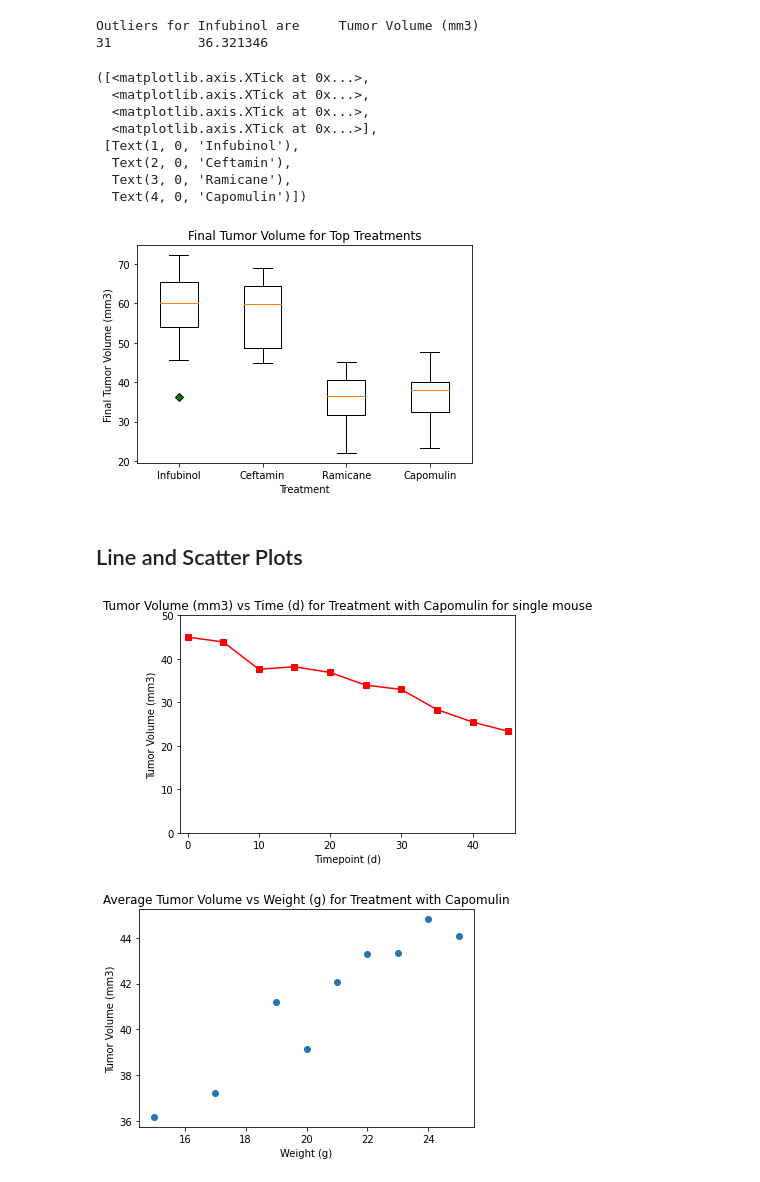
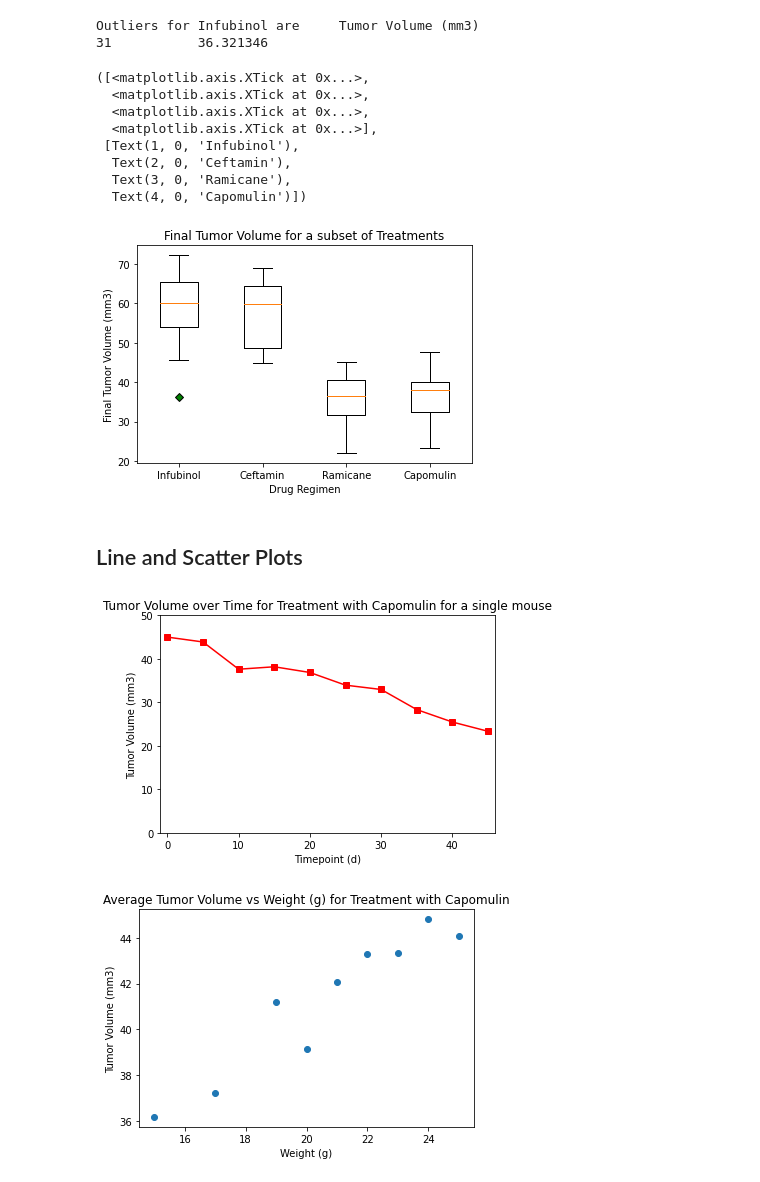
Before and after one commit to jillpeloquin13/Matplotlib, a Jupyter notebook: Pymaceuticals_main.ipynb, the cells around one changed output. Drawn from its saved outputs; the diff is of its cells as text; code cells hidden in the pictures.

```diff
--- a/Pymaceuticals_main.ipynb
+++ b/Pymaceuticals_main.ipynb
@@ -265,8 +264,8 @@ Outliers for Infubinol are     Tumor Volume (mm3)
 # %%
 green_diamond = dict(markerfacecolor='g', marker='D')
 fig1, ax1 = plt.subplots()
-ax1.set_title('Final Tumor Volume for Top Treatments')
-ax1.set_xlabel('Treatment')
+ax1.set_title('Final Tumor Volume for a subset of Treatments')
+ax1.set_xlabel('Drug Regimen')
 ax1.set_ylabel('Final Tumor Volume (mm3)')
 ax1.boxplot(Tumor_vol, flierprops=green_diamond)
 plt.xticks([1, 2, 3, 4], Treatments)
@@ -279,27 +278,27 @@ plt.xticks([1, 2, 3, 4], Treatments)
   Text(2, 0, 'Ceftamin'),
   Text(3, 0, 'Ramicane'),
   Text(4, 0, 'Capomulin')])
-[figure, old version]
+[figure, new version]
 # %% [markdown]
 ## Line and Scatter Plots
 # %%
 # Generate a line plot of tumor volume vs. time point for a mouse treated with Capomulin
 Capomulin_cleaned = combined_study_clean_df[combined_study_clean_df["Drug Regimen"] == 'Capomulin']
 Mice_df = Capomulin_cleaned[Capomulin_cleaned["Mouse ID"].isin(Capomulin_cleaned.iloc[0:1,0])]
 
 volume = Mice_df["Tumor Volume (mm3)"]
 time = Mice_df["Timepoint"]
 
 plt.plot(time, volume, marker ='s', color='red')
 plt.ylabel('Tumor Volume (mm3)')
 plt.xlabel('Timepoint (d)')
-plt.title('Tumor Volume (mm3) vs Time (d) for Treatment with Capomulin for single mouse')
+plt.title('Tumor Volume over Time for Treatment with Capomulin for a single mouse')
 
 plt.xlim(-1,46)
 plt.ylim(0,50)
 plt.show()
 # %% [output]
-[figure, old version]
+[figure, new version]
 # %%
 # Generate a scatter plot of average tumor volume vs. mouse weight for the Capomulin regimen
 
```
Also changed, not shown: parts of 3 cells of this notebook.
